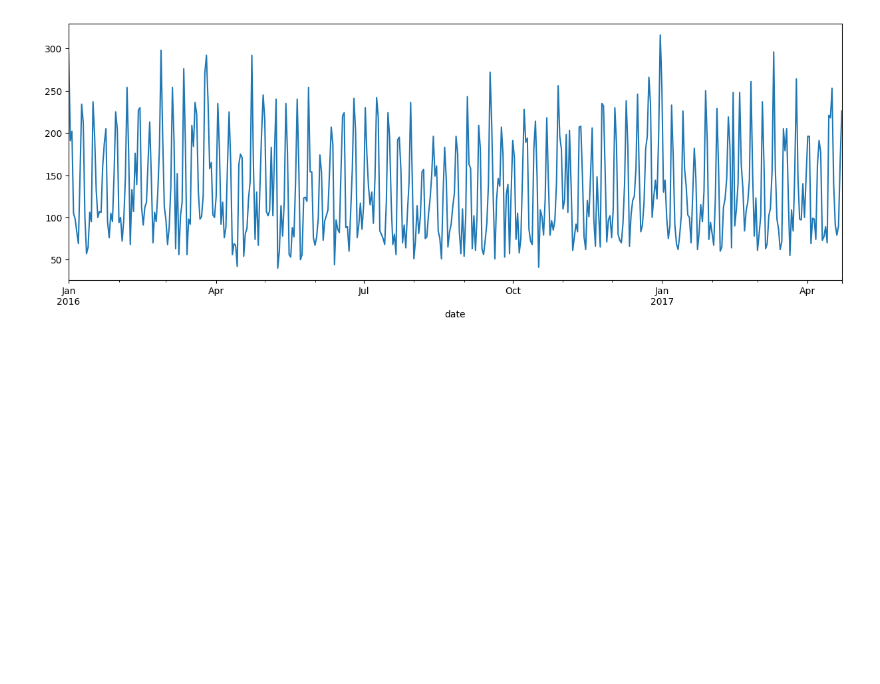
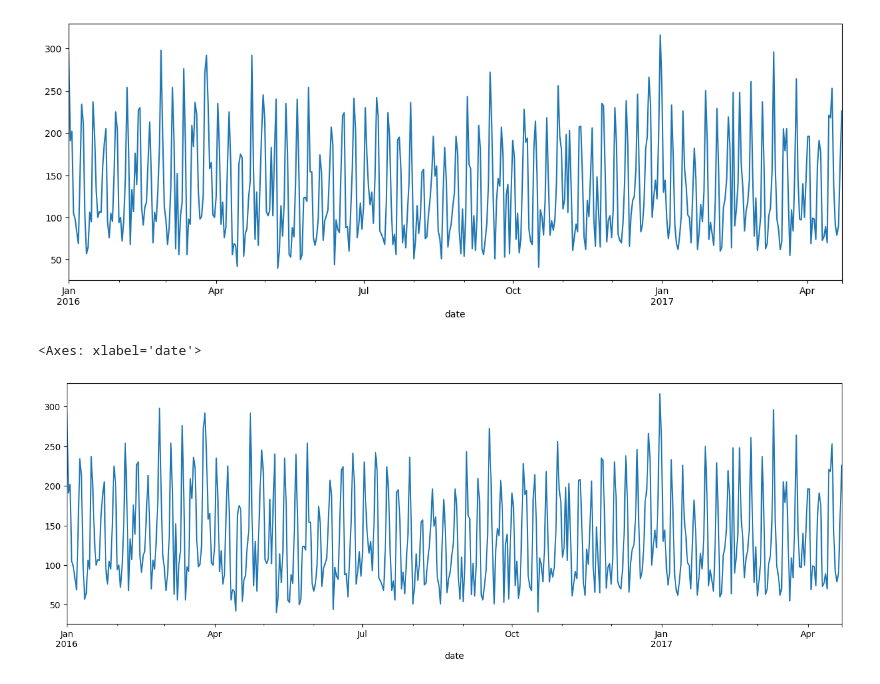
Before and after one commit to nmaiya/ColabTimeSeries, a Jupyter notebook: SARIMAX_1.ipynb, the cells around one changed output. Drawn from its saved outputs; the diff is of its cells as text; code cells hidden in the pictures; blank space fills up the shorter version.

```diff
--- a/SARIMAX_1.ipynb
+++ b/SARIMAX_1.ipynb
@@ -69,0 +86,5 @@ ax
+# %%
+resResutls['total'].plot(figsize=(16,5))
+# %% [output]
+<Axes: xlabel='date'>
+[figure, added]
```
Also changed, not shown: parts of 22 cells of this notebook.
